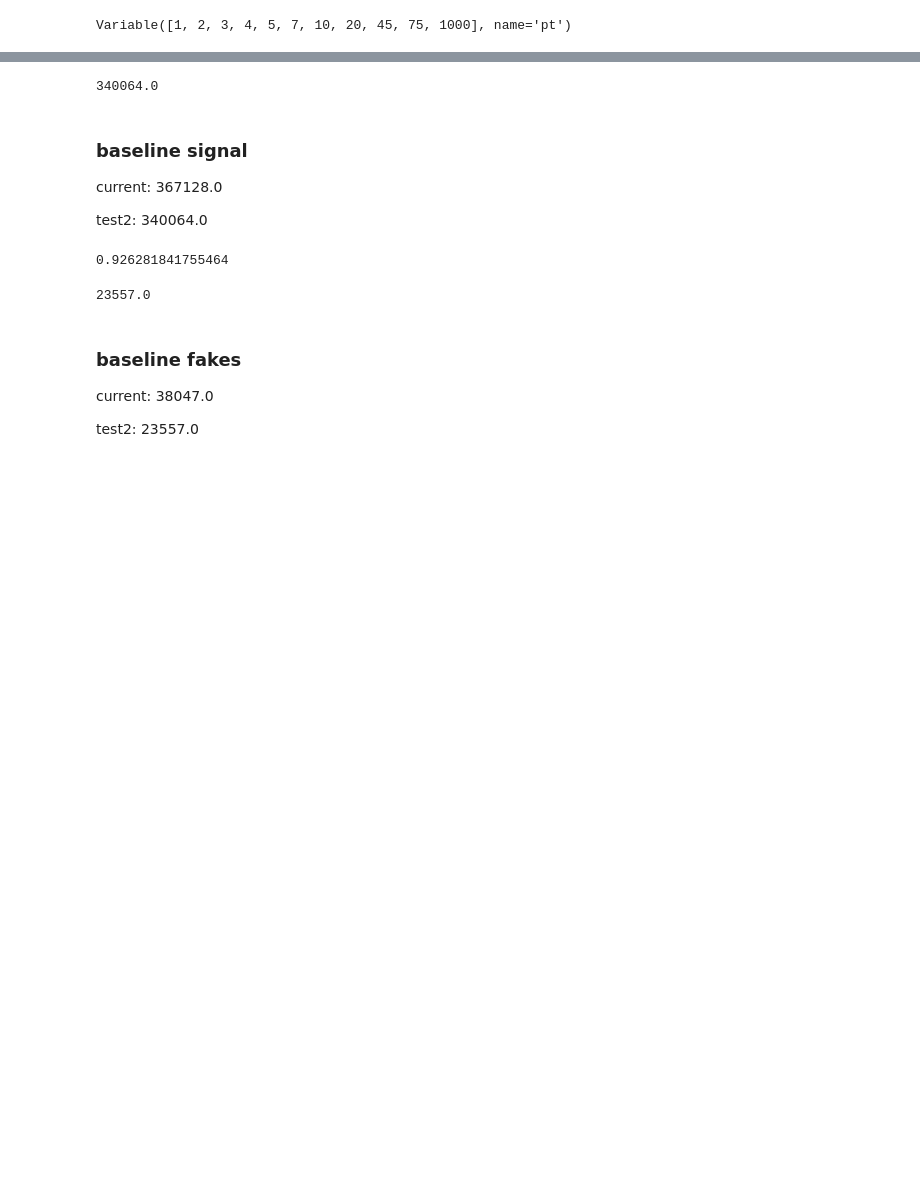
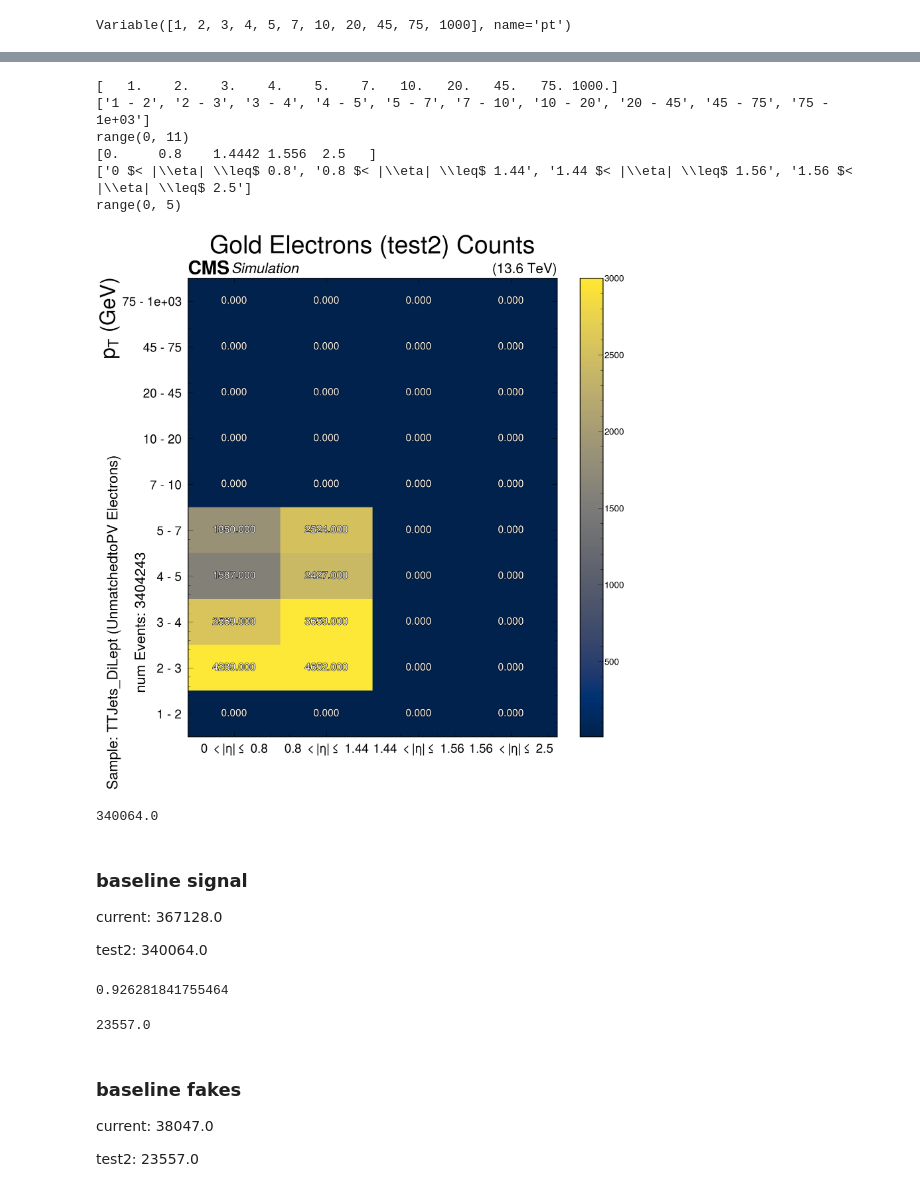
Before and after one commit to derekgrove/dwg_experimental, a Jupyter notebook: notebooks/new_AN_plots/analyze_hists_lpte_UL.ipynb, the cells around one changed output, grey strips where cells are left out. Saved outputs shown, nothing was run; the diff lists cells and outputs as text; code cells hidden in the pictures; blank space fills up the shorter version.

```diff
--- a/notebooks/new_AN_plots/analyze_hists_lpte_UL.ipynb
+++ b/notebooks/new_AN_plots/analyze_hists_lpte_UL.ipynb
@@ -864,3 +901,24 @@ range(0, 5)
+# %%
+fakes_gold = results[list(results.keys())[1]]['lpte_dict']['pt_eta_hist'].integrate("qual_tag", [1j,2j,3,])[:,:, 11j]
+#fakes_gold = results[list(results.keys())[1]]['lpte_dict']['pt_eta_hist'][:,:,11j,3j]
+plot_eta_pt_counts(
+    fakes_gold,
+    title="Gold Electrons (test2)",
+    source="(UnmatchedtoPV Electrons)",
+    sample_name=list(results.keys())[1][:13],
+    save_name="test2_counts_TTtoDiJets_unmatched",
+    color="cividis",
+    vmin=10, vmax=3000,
+    event_count=results[list(results.keys())[1]]['total_entries']
+)
+# %% [output]
+[   1.    2.    3.    4.    5.    7.   10.   20.   45.   75. 1000.]
+['1 - 2', '2 - 3', '3 - 4', '4 - 5', '5 - 7', '7 - 10', '10 - 20', '20 - 45', '45 - 75', '75 - 1e+03']
+range(0, 11)
+[0.     0.8    1.4442 1.556  2.5   ]
+['0 $< |\\eta| \\leq$ 0.8', '0.8 $< |\\eta| \\leq$ 1.44', '1.44 $< |\\eta| \\leq$ 1.56', '1.56 $< |\\eta| \\leq$ 2.5']
+range(0, 5)
+[figure, added]
 # %%
 baseline_signal = results[list(results.keys())[0]]['lpte_dict']['pt_eta_hist'].integrate("qual_tag", [1j,2j,3j])[:,:, 10j]
 
```
Also changed, not shown: parts of 12 cells of this notebook, 25 other files.
